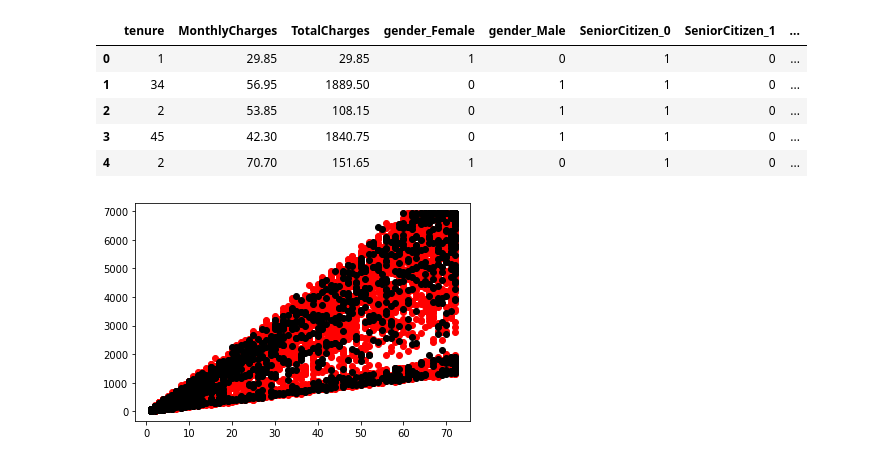
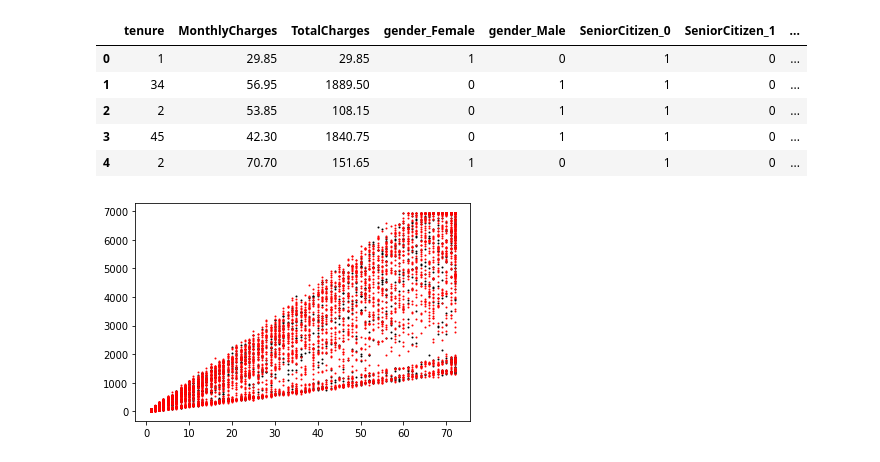
Before and after one commit to elfkr7/Python-Data-Process-Algorithms, a Jupyter notebook: GradientBoosting&Clustering.ipynb, the cells around one changed output. Cells and saved outputs as stored; diff of their text form; code cells hidden in the pictures.

```diff
--- a/GradientBoosting&Clustering.ipynb
+++ b/GradientBoosting&Clustering.ipynb
@@ -350,7 +350,8 @@ from sklearn import preprocessing
 # %%
 #remove target from data and transform categorical variables into vectors via one-hot-encoding
 df_cluster=df[col_list[1:len(col_list)-1]]
-df_cluster = pd.get_dummies(df, columns=cat_cols)
+cat_cols=cat_cols[0:len(cat_cols)-1]
+df_cluster = pd.get_dummies(df_cluster, columns=cat_cols)
 # %%
 df_cluster.head()
 # %% [output]
@@ -374,11 +375,11 @@ labeled_customers = labeled_customers.rename({0:'labels'},axis=1)
 # %%
 #visualize the clusters
 label0 = labeled_customers[labeled_customers["labels"] == 0]
 label1 = labeled_customers[labeled_customers["labels"] == 1]
 
 #Plot the results
-plt.scatter(label0["tenure"] , label0["TotalCharges"] , color = 'red')
-plt.scatter(label1["tenure"] , label1["TotalCharges"] , color = 'black')
+plt.scatter(label0["tenure"] , label0["TotalCharges"] , color = 'black',s=1)
+plt.scatter(label1["tenure"] , label1["TotalCharges"] , color = 'red',s=1)
 plt.show()
 # %% [output]
-[figure, old version]
+[figure, new version]
```
Also changed, not shown: parts of 8 cells of this notebook.
